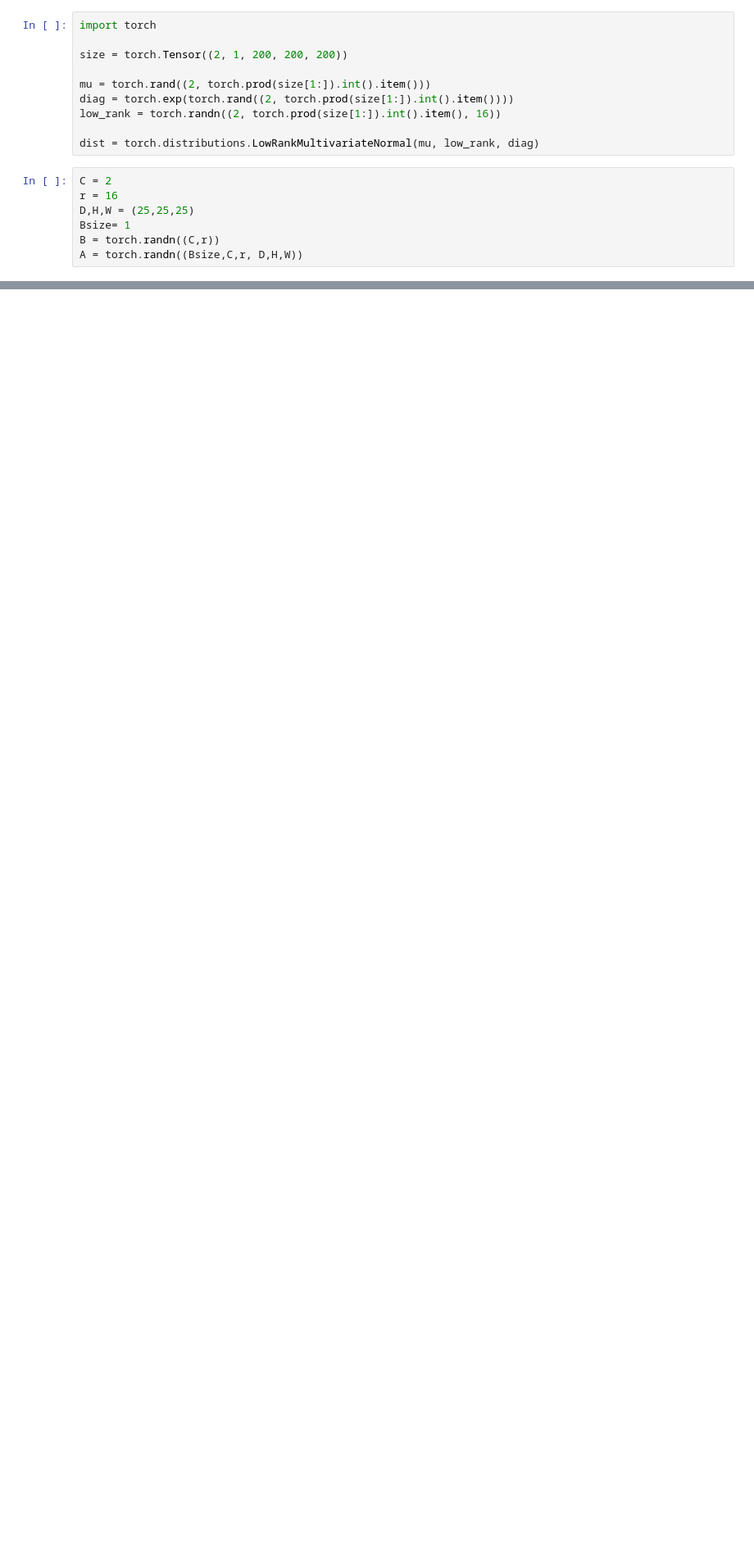
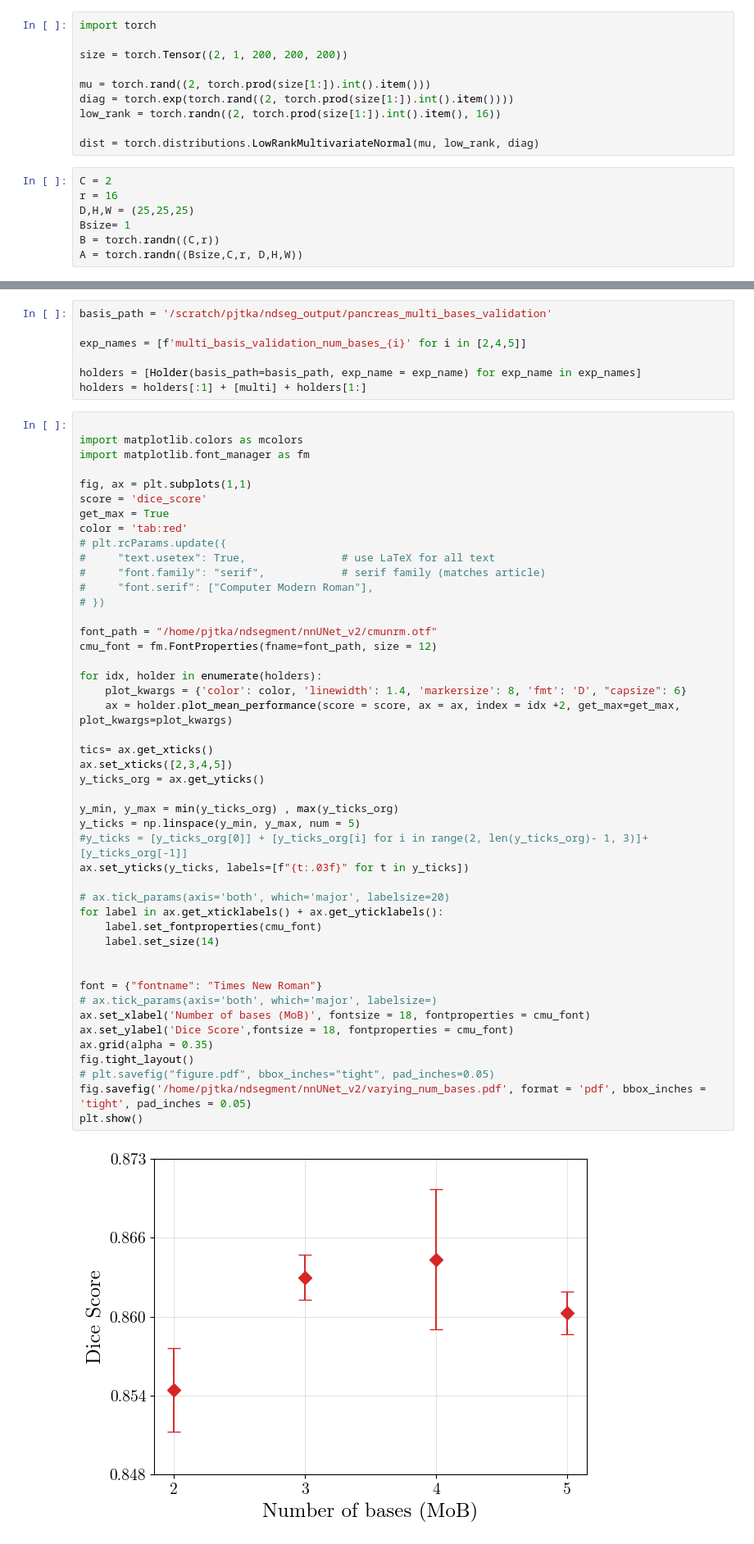
Before and after one commit to andreasaspe/3DSegRef, a Jupyter notebook: uncertainty/plotting.ipynb, the cells around one changed output, grey strips where cells are left out. Shown at 82% size. Cells and saved outputs as stored; diff of their text form; blank space fills up the shorter version.

```diff
--- a/uncertainty/plotting.ipynb
+++ b/uncertainty/plotting.ipynb
@@ -383,0 +407,55 @@ multi = Holder(basis_path=basis_path, exp_name=exp_name_two)
+# %%
+basis_path = '/scratch/pjtka/ndseg_output/pancreas_multi_bases_validation'
+
+exp_names = [f'multi_basis_validation_num_bases_{i}' for i in [2,4,5]]
+
+holders = [Holder(basis_path=basis_path, exp_name = exp_name) for exp_name in exp_names]
+holders = holders[:1] + [multi] + holders[1:]
+# %%
+
+import matplotlib.colors as mcolors
+import matplotlib.font_manager as fm
+
+fig, ax = plt.subplots(1,1)
+score = 'dice_score'
+get_max = True
+color = 'tab:red'
+# plt.rcParams.update({
+#     "text.usetex": True,               # use LaTeX for all text
+#     "font.family": "serif",            # serif family (matches article)
+#     "font.serif": ["Computer Modern Roman"],
+# })
+
+font_path = "/home/pjtka/ndsegment/nnUNet_v2/cmunrm.otf"
+cmu_font = fm.FontProperties(fname=font_path, size = 12)
+
+for idx, holder in enumerate(holders):
+    plot_kwargs = {'color': color, 'linewidth': 1.4, 'markersize': 8, 'fmt': 'D', "capsize": 6}
+    ax = holder.plot_mean_performance(score = score, ax = ax, index = idx +2, get_max=get_max, plot_kwargs=plot_kwargs)
+
+tics= ax.get_xticks()
+ax.set_xticks([2,3,4,5])
+y_ticks_org = ax.get_yticks()
+
+y_min, y_max = min(y_ticks_org) , max(y_ticks_org)
+y_ticks = np.linspace(y_min, y_max, num = 5)
+#y_ticks = [y_ticks_org[0]] + [y_ticks_org[i] for i in range(2, len(y_ticks_org)- 1, 3)]+[y_ticks_org[-1]]
+ax.set_yticks(y_ticks, labels=[f"{t:.03f}" for t in y_ticks])
+
+# ax.tick_params(axis='both', which='major', labelsize=20)
+for label in ax.get_xticklabels() + ax.get_yticklabels():
+    label.set_fontproperties(cmu_font)
+    label.set_size(14)
+
+
+font = {"fontname": "Times New Roman"}
+# ax.tick_params(axis='both', which='major', labelsize=)
+ax.set_xlabel('Number of bases (MoB)', fontsize = 18, fontproperties = cmu_font)
+ax.set_ylabel('Dice Score',fontsize = 18, fontproperties = cmu_font)
+ax.grid(alpha = 0.35)
+fig.tight_layout()
+# plt.savefig("figure.pdf", bbox_inches="tight", pad_inches=0.05)
+fig.savefig('/home/pjtka/ndsegment/nnUNet_v2/varying_num_bases.pdf', format = 'pdf', bbox_inches = 'tight', pad_inches = 0.05)
+plt.show()
+# %% [output]
+[figure, added]
```
Also changed, not shown: parts of 10 cells of this notebook, 9 other files.
